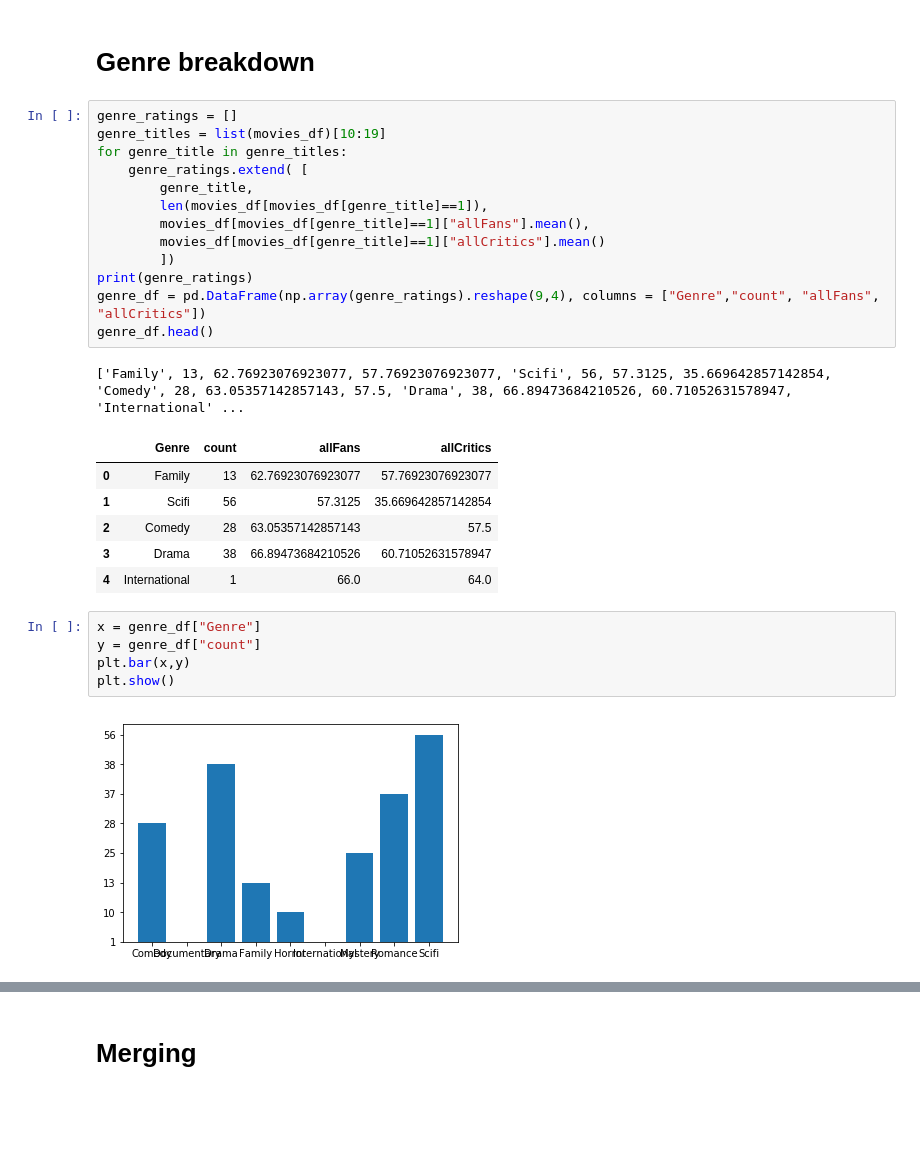
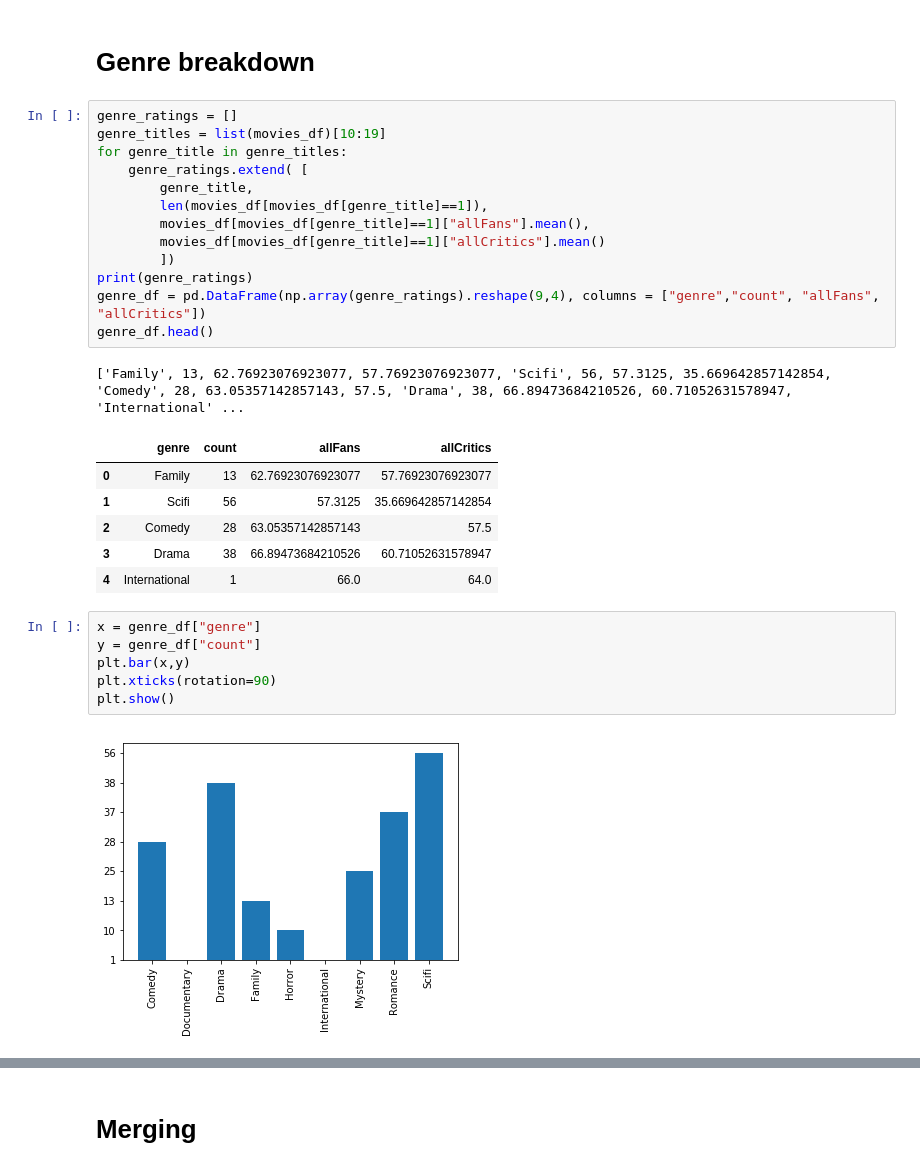
Before and after one commit to gqfiddler/movieRatings, a Jupyter notebook: Critical vs Popular Movie Ratings.ipynb, the cells around one changed output, grey strips where cells are left out. Cells and saved outputs as stored; diff of their text form; blank space fills up the shorter version.

Commit message:
added genre ratings plot

```diff
--- a/Critical vs Popular Movie Ratings.ipynb
+++ b/Critical vs Popular Movie Ratings.ipynb
@@ -32,20 +32,21 @@ for genre_title in genre_titles:
         movies_df[movies_df[genre_title]==1]["allCritics"].mean()
         ])
 print(genre_ratings)
-genre_df = pd.DataFrame(np.array(genre_ratings).reshape(9,4), columns = ["Genre","count", "allFans", "allCritics"])
+genre_df = pd.DataFrame(np.array(genre_ratings).reshape(9,4), columns = ["genre","count", "allFans", "allCritics"])
 genre_df.head()
 # %% [output]
 ['Family', 13, 62.76923076923077, 57.76923076923077, 'Scifi', 56, 57.3125, 35.669642857142854, 'Comedy', 28, 63.05357142857143, 57.5, 'Drama', 38, 66.89473684210526, 60.71052631578947, 'International' ...
-|  | Genre | count | allFans | allCritics |
+|  | genre | count | allFans | allCritics |
 | 0 | Family | 13 | 62.76923076923077 | 57.76923076923077 |
 | 1 | Scifi | 56 | 57.3125 | 35.669642857142854 |
 | 2 | Comedy | 28 | 63.05357142857143 | 57.5 |
 | 3 | Drama | 38 | 66.89473684210526 | 60.71052631578947 |
 | 4 | International | 1 | 66.0 | 64.0 |
 # %%
-x = genre_df["Genre"]
+x = genre_df["genre"]
 y = genre_df["count"]
 plt.bar(x,y)
+plt.xticks(rotation=90)
 plt.show()
 # %% [output]
-[figure, old version]
+[figure, new version]
```
Also changed, not shown: parts of 3 cells of this notebook.
